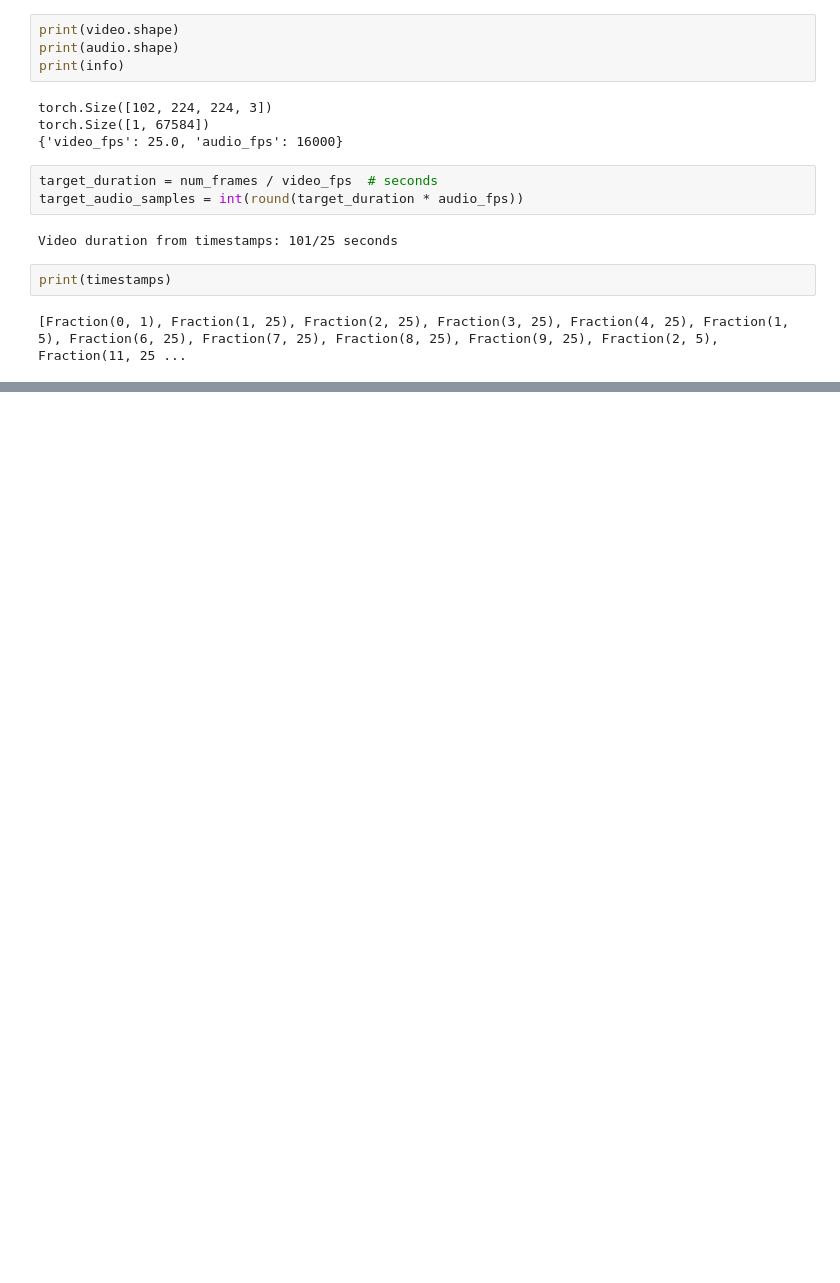
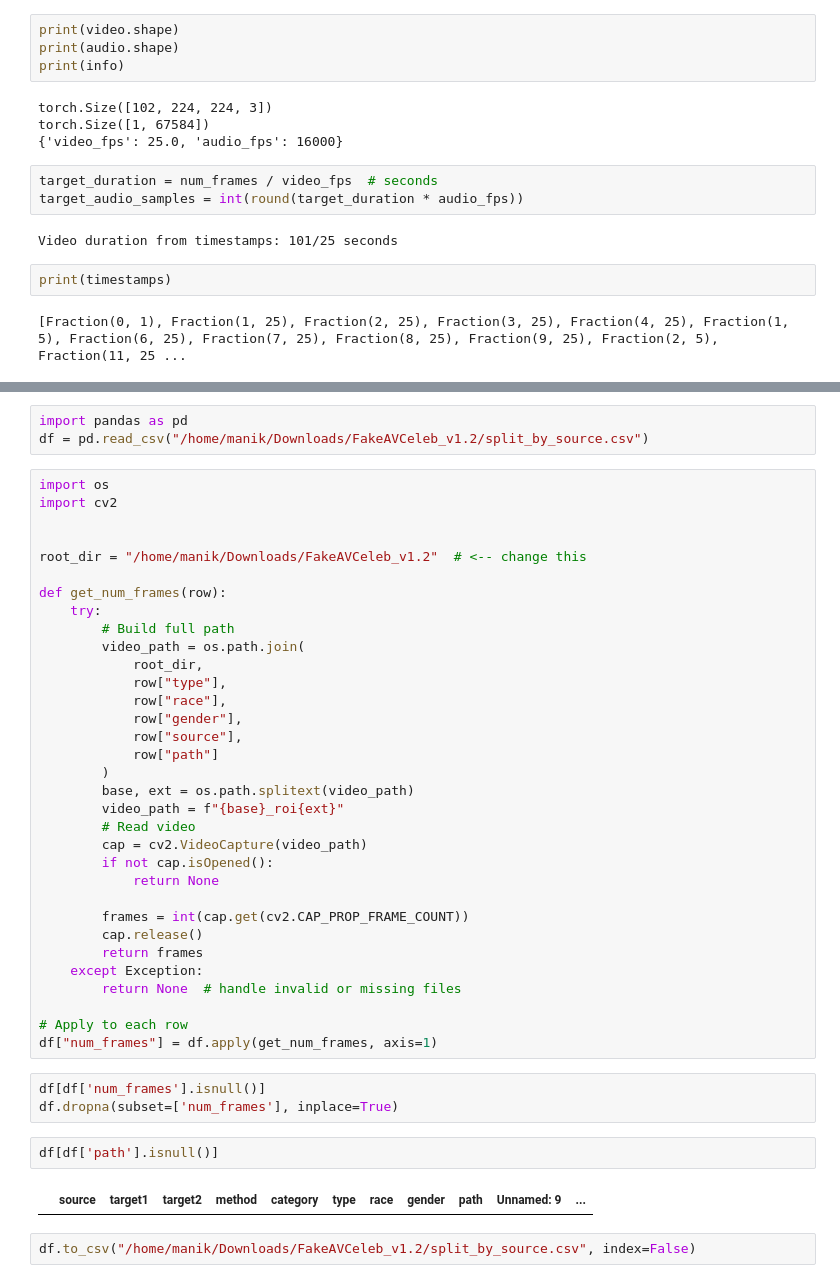
Before and after one commit to Manik1512/MultiModal, a Jupyter notebook: MultiModal/datamodule/calculations.ipynb, the cells around one changed output, grey strips where cells are left out. Saved outputs shown, nothing was run; the diff lists cells and outputs as text; blank space fills up the shorter version.

```diff
--- a/MultiModal/datamodule/calculations.ipynb
+++ b/MultiModal/datamodule/calculations.ipynb
@@ -468,0 +715,45 @@ print(timestamps)
+# %%
+import pandas as pd
+df = pd.read_csv("/home/manik/Downloads/FakeAVCeleb_v1.2/split_by_source.csv")
+# %%
+import os
+import cv2
+
+
+root_dir = "/home/manik/Downloads/FakeAVCeleb_v1.2"  # <-- change this
+
+def get_num_frames(row):
+    try:
+        # Build full path
+        video_path = os.path.join(
+            root_dir,
+            row["type"],
+            row["race"],
+            row["gender"],
+            row["source"],
+            row["path"]
+        )
+        base, ext = os.path.splitext(video_path)
+        video_path = f"{base}_roi{ext}"
+        # Read video
+        cap = cv2.VideoCapture(video_path)
+        if not cap.isOpened():
+            return None
+
+        frames = int(cap.get(cv2.CAP_PROP_FRAME_COUNT))
+        cap.release()
+        return frames
+    except Exception:
+        return None  # handle invalid or missing files
+
+# Apply to each row
+df["num_frames"] = df.apply(get_num_frames, axis=1)
+# %%
+df[df['num_frames'].isnull()]
+df.dropna(subset=['num_frames'], inplace=True)
+# %%
+df[df['path'].isnull()]
+# %% [output]
+|  | source | target1 | target2 | method | category | type | race | gender | path | Unnamed: 9 | ... |
+# %%
+df.to_csv("/home/manik/Downloads/FakeAVCeleb_v1.2/split_by_source.csv", index=False)
```
Also changed, not shown: parts of 24 cells of this notebook, 57 other files.
